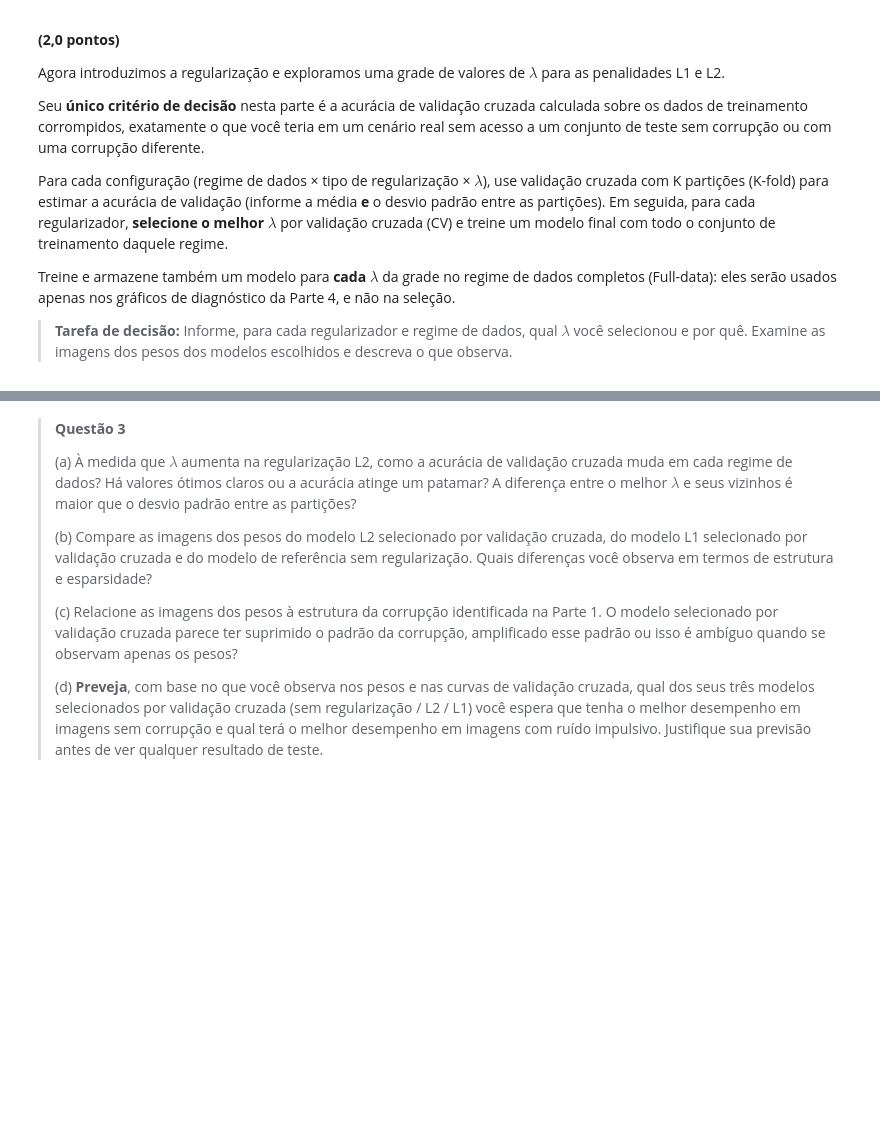
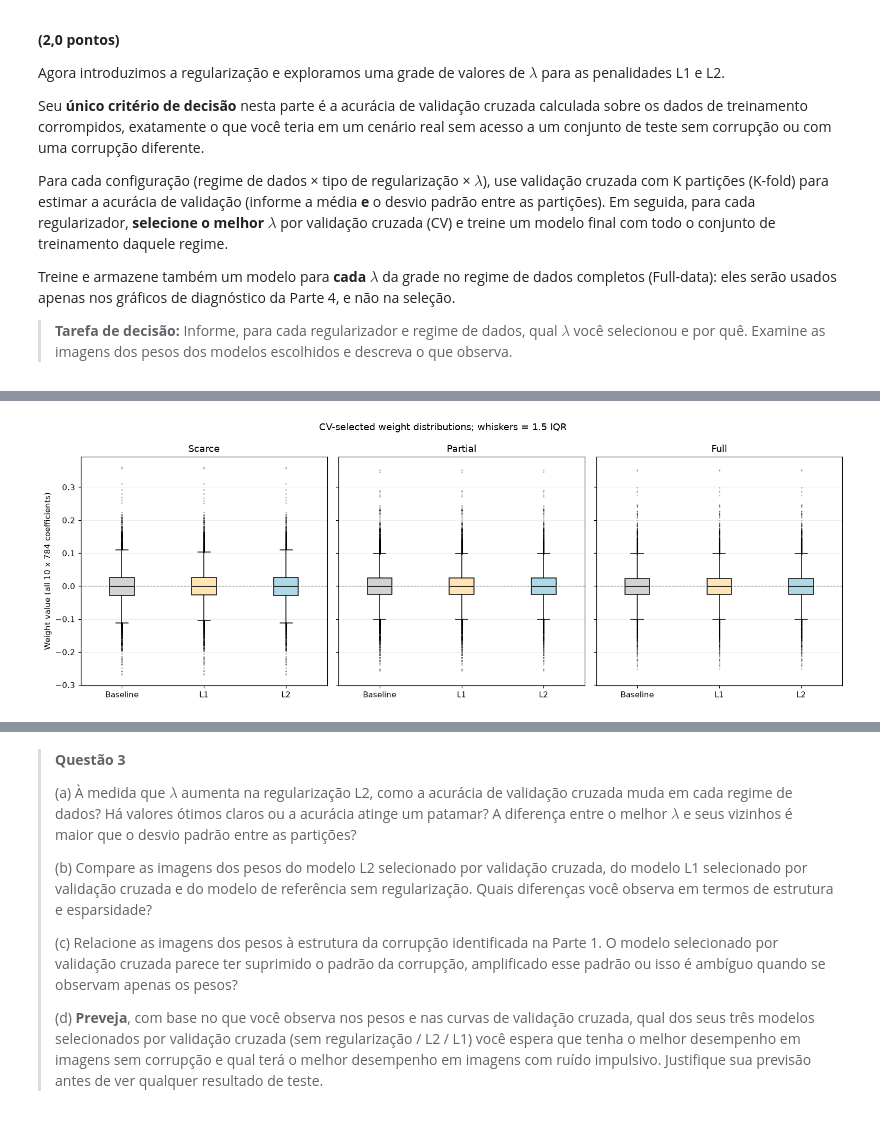
Before and after one commit to carolkekas28/MC886, a Jupyter notebook: trab2/mc886_2s2026_assignment_2_traduzido.ipynb, the cells around one changed output, grey strips where cells are left out. Drawn from its saved outputs; the diff is of its cells as text; code cells hidden in the pictures; blank space fills up the shorter version.

```diff
--- a/trab2/mc886_2s2026_assignment_2_traduzido.ipynb
+++ b/trab2/mc886_2s2026_assignment_2_traduzido.ipynb
@@ -1267,0 +1554,97 @@ Examine as imagens dos pesos dos modelos escolhidos e descreva o que observa.
+# %%
+# Aligned boxplots instead of histograms.
+model_order = ["Baseline", "L1", "L2"]
+box_colors = ["lightgray", "moccasin", "lightblue"]
+
+def draw_weight_boxplots(ax, arrays, labels):
+    artists = ax.boxplot(arrays, tick_labels=labels, patch_artist=True, showfliers=True,
+        flierprops={"marker": ".", "markersize": 2, "alpha": 0.25},
+        medianprops={"color": "black"})
+    for i, box in enumerate(artists["boxes"]):
+        box.set_facecolor(box_colors[i % len(box_colors)])
+    ax.axhline(0, color="gray", linewidth=0.8, linestyle="--")
+    ax.grid(axis="y", alpha=0.2)
+
+fig, axes = plt.subplots(1, 3, figsize=(14, 5), sharey=True)
+for ax, (regime_name, models) in zip(axes, selected_models.items()):
+    arrays = [models[name].linear.weight.detach().cpu().numpy().ravel() for name in model_order]
+    draw_weight_boxplots(ax, arrays, model_order)
+    ax.set_title(regime_name)
+axes[0].set_ylabel("Weight value (all 10 x 784 coefficients)")
+fig.suptitle("CV-selected weight distributions; whiskers = 1.5 IQR")
+fig.tight_layout()
+save_part3_figure(fig, "parte3_boxplots_selecionados.png")
+
+fig, axes = plt.subplots(2, 1, figsize=(11, 8), sharex=True, sharey=True)
+for ax, (regularizer_name, models) in zip(axes, full_models_by_lambda.items()):
+    arrays = [models[float(value)].linear.weight.detach().cpu().numpy().ravel() for value in lambda_grid]
+    draw_weight_boxplots(ax, arrays, [f"{value:g}" for value in lambda_grid])
+    for box in ax.patches:
+        box.set_facecolor(colors[regularizer_name])
+        box.set_alpha(0.5)
+    ax.set_title(regularizer_name)
+    ax.set_ylabel("Weight value")
+axes[-1].set_xlabel("lambda")
+fig.suptitle("Full-data: weight distributions over the lambda grid")
+fig.tight_layout()
+save_part3_figure(fig, "parte3_boxplots_grade_full.png")
+
+# All heatmaps share a symmetric color scale across models and regimes.
+weight_vmax = max(model.linear.weight.detach().abs().max().item()
+                 for models in selected_models.values() for model in models.values())
+for regime_name, models in selected_models.items():
+    fig, axes = plt.subplots(3, 10, figsize=(17, 6), constrained_layout=True)
+    for row, model_name in enumerate(model_order):
+        weights = models[model_name].linear.weight.detach().cpu().numpy()
+        chosen_lambda = 0.0 if model_name == "Baseline" else selected_lambdas[(regime_name, model_name)]
+        for digit in range(10):
+            ax = axes[row, digit]
+            im = ax.imshow(weights[digit].reshape(28, 28), cmap="icefire",
+                           vmin=-weight_vmax, vmax=weight_vmax)
+            ax.set_xticks([])
+            ax.set_yticks([])
+            if row == 0:
+                ax.set_title(str(digit))
+            if digit == 0:
+                ax.set_ylabel(f"{model_name}\nlambda={chosen_lambda:g}")
+    fig.colorbar(im, ax=axes, shrink=0.7, label="Weight (common symmetric scale)")
+    fig.suptitle(f"{regime_name}: baseline and CV-selected weights")
+    save_part3_figure(fig, f"parte3_pesos_{regime_name.lower()}.png")
+
+# Paired coefficients: measured changes, not the slide's closed-form rule.
+fig, axes = plt.subplots(2, 3, figsize=(13, 8), sharex=True, sharey=True)
+for col, (regime_name, models) in enumerate(selected_models.items()):
+    original = models["Baseline"].linear.weight.detach().cpu().numpy().ravel()
+    for row, regularizer_name in enumerate(regularizers):
+        regularized = models[regularizer_name].linear.weight.detach().cpu().numpy().ravel()
+        ax = axes[row, col]
+        ax.scatter(original, regularized, s=3, alpha=0.15, color=colors[regularizer_name])
+        ax.plot([-weight_vmax, weight_vmax], [-weight_vmax, weight_vmax], "k--", linewidth=1)
+        ax.set_title(f"{regime_name} | {regularizer_name} | lambda={selected_lambdas[(regime_name, regularizer_name)]:g}")
+        ax.grid(alpha=0.2)
+        if col == 0:
+            ax.set_ylabel("CV-selected weight")
+        if row == 1:
+            ax.set_xlabel("Baseline weight")
+fig.suptitle("Paired coefficients: selected model versus unregularized model")
+fig.tight_layout()
+save_part3_figure(fig, "parte3_pesos_pareados.png")
+
+fig, ax = plt.subplots(figsize=(8, 4.5))
+for regularizer_name in regularizers:
+    rows = full_weight_stats[full_weight_stats["regularizer"] == regularizer_name].sort_values("lambda")
+    ax.plot(rows["lambda"], rows["near_zero_fraction"], "o-",
+            color=colors[regularizer_name], label=regularizer_name)
+ax.set_xscale("symlog", linthresh=1e-5)
+ax.set_xlim(0, float(lambda_grid[-1]))
+ax.set_xlabel("lambda")
+ax.set_ylabel("Fraction of weights with |w| < 1e-3")
+ax.set_ylim(0, 1.02)
+ax.set_title("Full-data: near-zero weights (not necessarily exact zeros)")
+ax.legend()
+ax.grid(alpha=0.2)
+fig.tight_layout()
+save_part3_figure(fig, "parte3_esparsidade_full.png")
+display(full_weight_stats.round(5))
+# %% [output]
+[figure, added]
```
Also changed, not shown: parts of 14 cells of this notebook, 16 other files.
